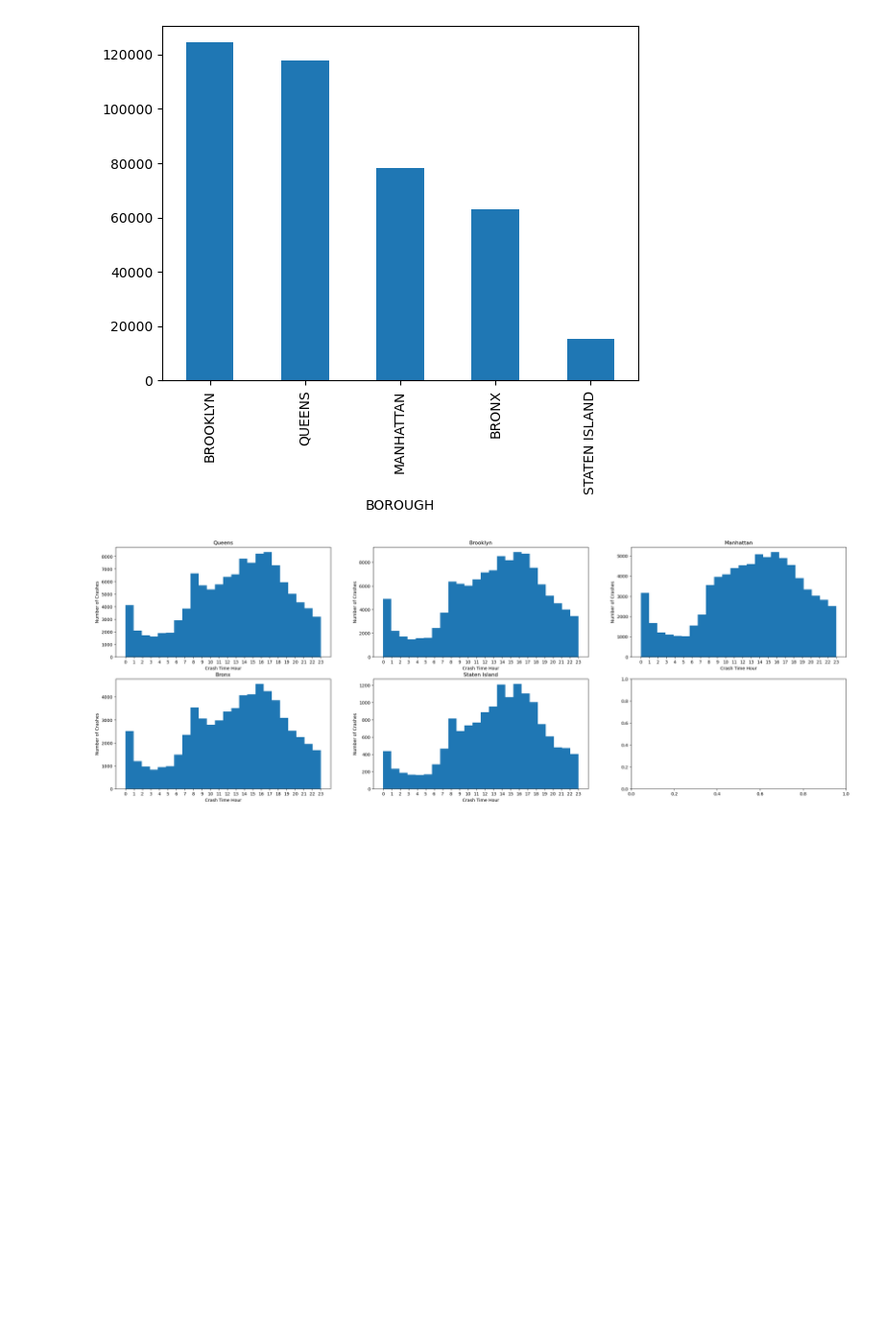
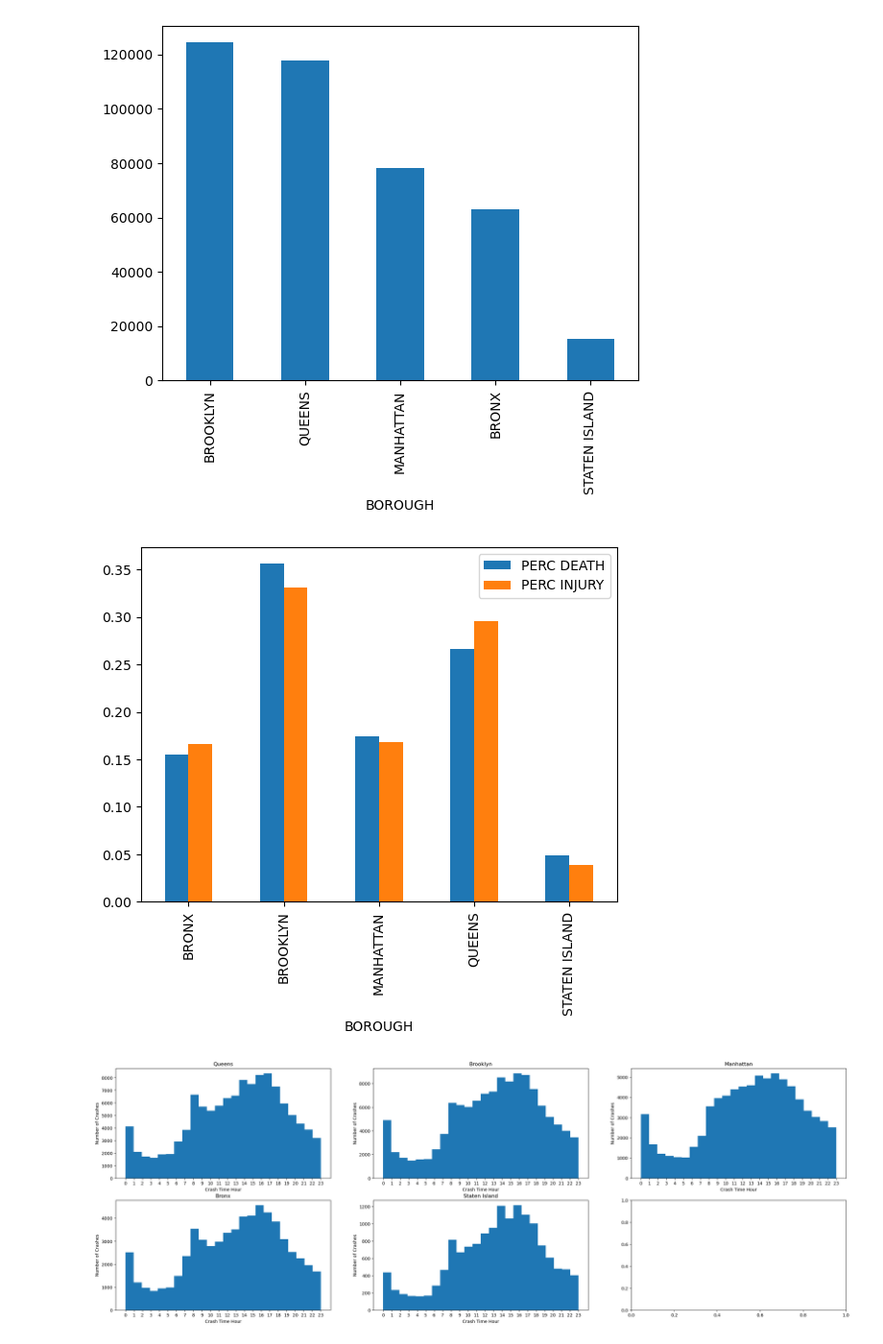
Before and after one commit to NedKost/MS-AAI-500-Team-Project, a Jupyter notebook: Pawan/Pawan_Borough_Analysis.ipynb, the cells around one changed output. Shown at 96% size. Drawn from its saved outputs; the diff is of its cells as text; code cells hidden in the pictures; blank space fills up the shorter version.

```diff
--- a/Pawan/Pawan_Borough_Analysis.ipynb
+++ b/Pawan/Pawan_Borough_Analysis.ipynb
@@ -246,4 +277,31 @@ MVC['BOROUGH'].value_counts().plot.bar()
 # %% [output]
 <Axes: xlabel='BOROUGH'>
 [figure]
+# %%
+# Bar graph comparing deaths and injuries in boroughs
+
+# fig, axs = plt.subplots(1, 3, figsize=(25, 5))
+MVC_HasDeath = MVC[MVC["HAS DEATH"] == 1]
+MVC_HasInjury = MVC[MVC["HAS INJURY"] == 1]
+
+Borough_DeathPerc = MVC_HasDeath.groupby("BOROUGH")["HAS DEATH"].count() / len(
+    MVC_HasDeath
+)
+Borough_InjuryPerc = MVC_HasInjury.groupby("BOROUGH")["HAS INJURY"].count() / len(
+    MVC_HasInjury
+)
+Borough_Names = list(MVC_HasInjury.groupby("BOROUGH")["HAS INJURY"].count().index)
+
+Borough_InjuryDeathPerc = pd.DataFrame(
+    {
+        "BOROUGH": Borough_Names,
+        "PERC DEATH": Borough_DeathPerc,
+        "PERC INJURY": Borough_InjuryPerc,
+    }
+)
+
+Borough_InjuryDeathPerc.plot(x="BOROUGH", y=["PERC DEATH", "PERC INJURY"], kind="bar")
+plt.show()
+# %% [output]
+[figure, added]
 # %%
```
Also changed, not shown: parts of 28 cells of this notebook.
